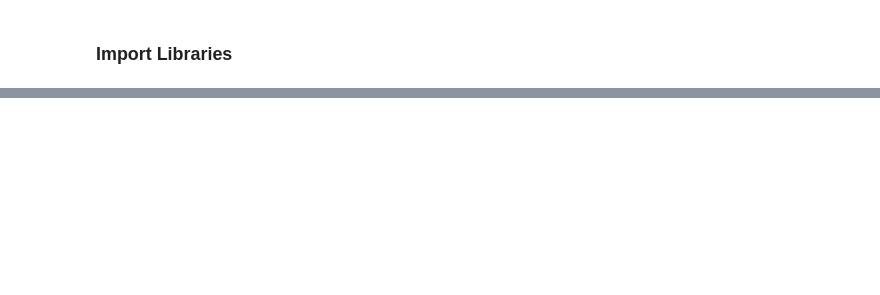
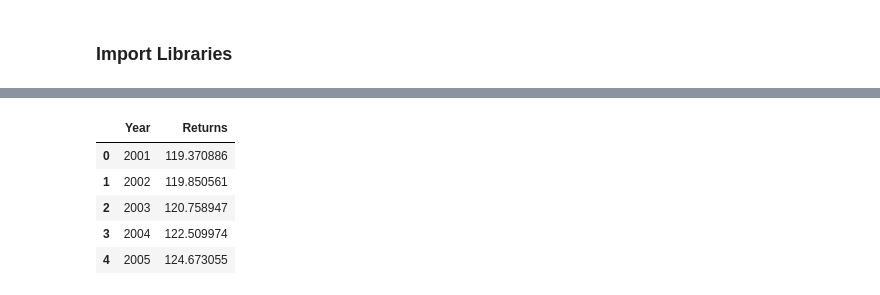
Before and after one commit to pharringtonp19/presidential-policies, a Jupyter notebook: notebooks/tax_returns.ipynb, the cells around one changed output, grey strips where cells are left out. Saved outputs shown, nothing was run; the diff lists cells and outputs as text; code cells hidden in the pictures; blank space fills up the shorter version.

```diff
--- a/notebooks/tax_returns.ipynb
+++ b/notebooks/tax_returns.ipynb
@@ -48,0 +64,14 @@ df.head()
+# %%
+df1 = pd.read_excel('./22in41ts.xls', skiprows=6)
+df1 = df1.iloc[:22]
+df1 = df1.iloc[:, :2]
+df1.columns = ['Year', 'Returns']
+df1['Returns'] /= 1_000_000
+df1.head()
+# %% [output]
+|  | Year | Returns |
+| 0 | 2001 | 119.370886 |
+| 1 | 2002 | 119.850561 |
+| 2 | 2003 | 120.758947 |
+| 3 | 2004 | 122.509974 |
+| 4 | 2005 | 124.673055 |
```
Also changed, not shown: parts of 4 cells of this notebook.
